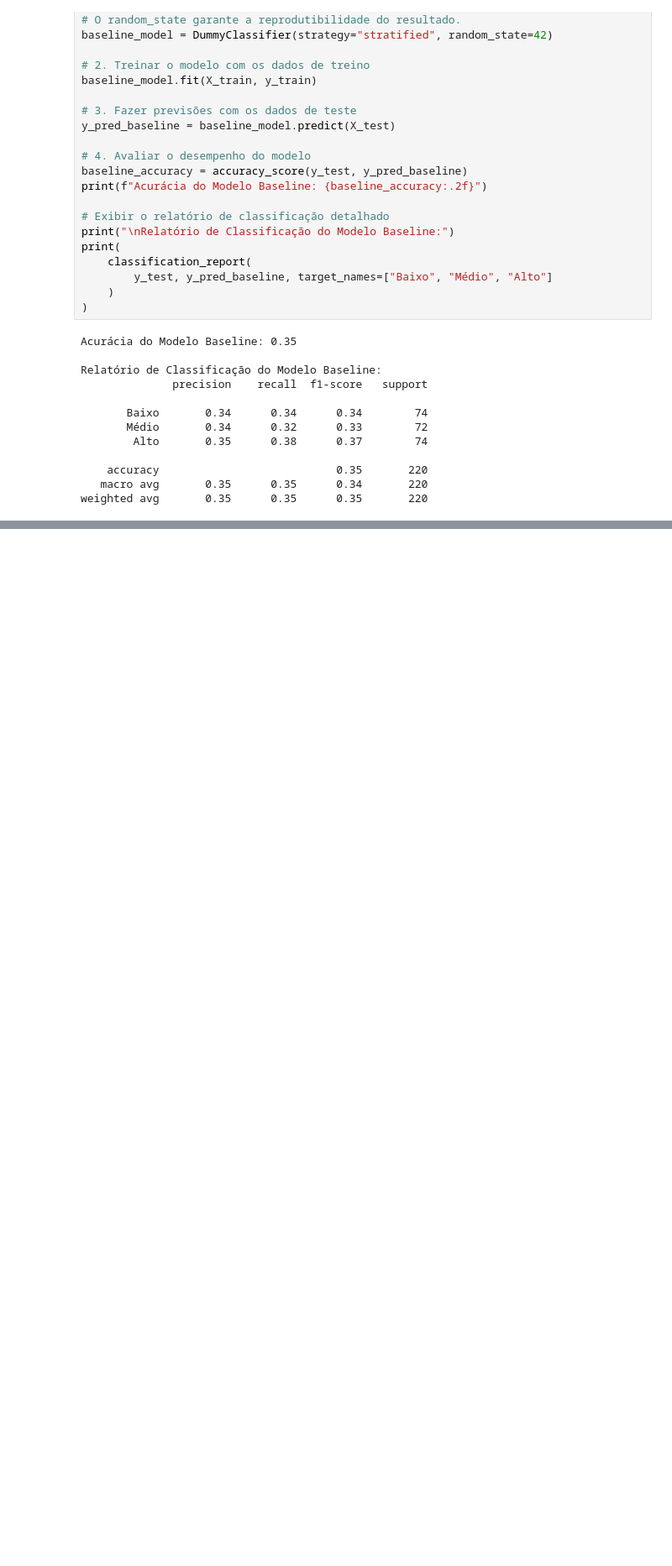
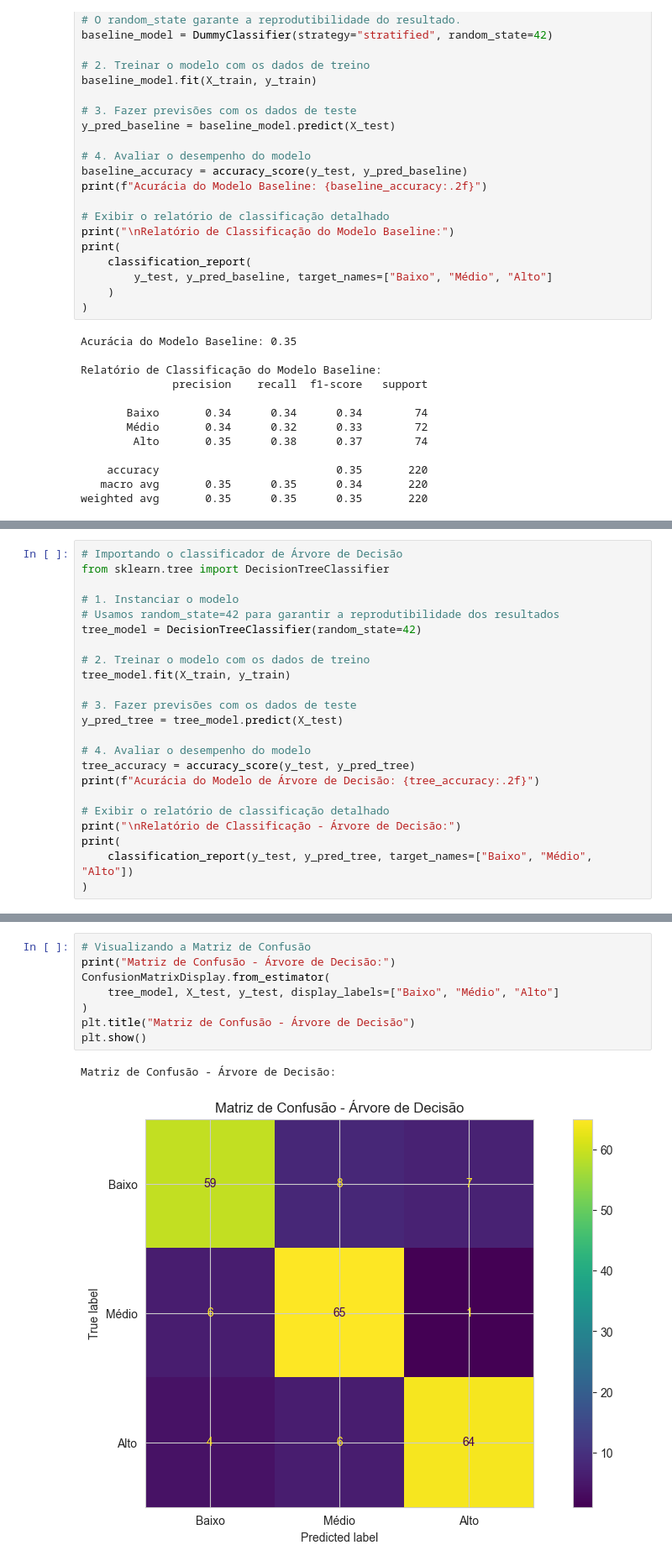
Before and after one commit to fernando-lfs/fiap-tech-challenge-fase3, a Jupyter notebook: notebooks/01-analise-exploratoria.ipynb, the cells around one changed output, grey strips where cells are left out. Shown at 84% size. Saved outputs shown, nothing was run; the diff lists cells and outputs as text; blank space fills up the shorter version.

```diff
--- a/notebooks/01-analise-exploratoria.ipynb
+++ b/notebooks/01-analise-exploratoria.ipynb
@@ -551,0 +567,23 @@ weighted avg       0.35      0.35      0.35       220
+# %%
+# Importando o classificador de Árvore de Decisão
+from sklearn.tree import DecisionTreeClassifier
+
+# 1. Instanciar o modelo
+# Usamos random_state=42 para garantir a reprodutibilidade dos resultados
+tree_model = DecisionTreeClassifier(random_state=42)
+
+# 2. Treinar o modelo com os dados de treino
+tree_model.fit(X_train, y_train)
+
+# 3. Fazer previsões com os dados de teste
+y_pred_tree = tree_model.predict(X_test)
+
+# 4. Avaliar o desempenho do modelo
+tree_accuracy = accuracy_score(y_test, y_pred_tree)
+print(f"Acurácia do Modelo de Árvore de Decisão: {tree_accuracy:.2f}")
+
+# Exibir o relatório de classificação detalhado
+print("\nRelatório de Classificação - Árvore de Decisão:")
+print(
+    classification_report(y_test, y_pred_tree, target_names=["Baixo", "Médio", "Alto"])
+)
@@ -551,0 +603,11 @@ weighted avg       0.35      0.35      0.35       220
+# %%
+# Visualizando a Matriz de Confusão
+print("Matriz de Confusão - Árvore de Decisão:")
+ConfusionMatrixDisplay.from_estimator(
+    tree_model, X_test, y_test, display_labels=["Baixo", "Médio", "Alto"]
+)
+plt.title("Matriz de Confusão - Árvore de Decisão")
+plt.show()
+# %% [output]
+Matriz de Confusão - Árvore de Decisão:
+[figure, added]
```
Also changed, not shown: parts of 3 cells of this notebook.
